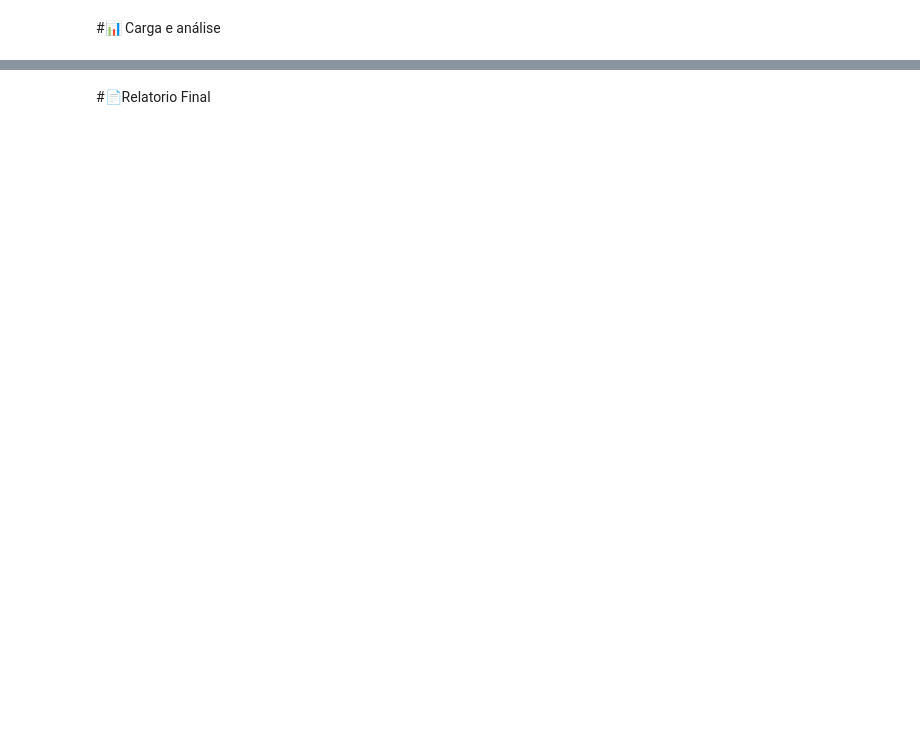
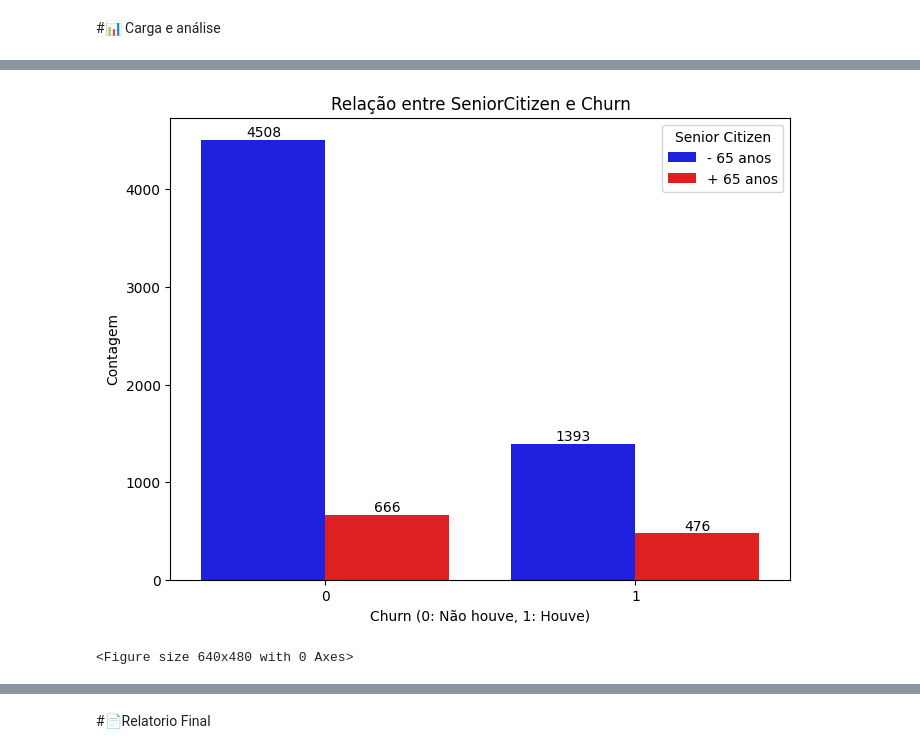
Before and after one commit to Housenkan/ChallengeAluraTelecomX, a Jupyter notebook: TelecomX_BR.ipynb, the cells around one changed output, grey strips where cells are left out. Saved outputs shown, nothing was run; the diff lists cells and outputs as text; code cells hidden in the pictures; blank space fills up the shorter version.

```diff
--- a/TelecomX_BR.ipynb
+++ b/TelecomX_BR.ipynb
@@ -158,0 +199,19 @@ O valor da mediana é 70.3 e sua posição é 3634 enquanto a média é 64.72
+# %%
+import seaborn as sns
+import matplotlib.pyplot as plt
+
+plt.figure(figsize=(8, 6))
+ax = sns.countplot(data=dados, x='Churn', hue='SeniorCitizen', palette=['blue', 'red'])
+plt.title('Relação entre SeniorCitizen e Churn')
+plt.xlabel('Churn (0: Não houve, 1: Houve)')
+plt.ylabel('Contagem')
+plt.xticks(ticks=[0, 1], labels=['0', '1'])
+plt.legend(title='Senior Citizen', labels=['- 65 anos', '+ 65 anos'])
+for container in ax.containers:
+    ax.bar_label(container)
+
+plt.show()
+plt.savefig('IdadexChurn.png')
+# %% [output]
+[figure, added]
+<Figure size 640x480 with 0 Axes>
```
Also changed, not shown: parts of 17 cells of this notebook.
